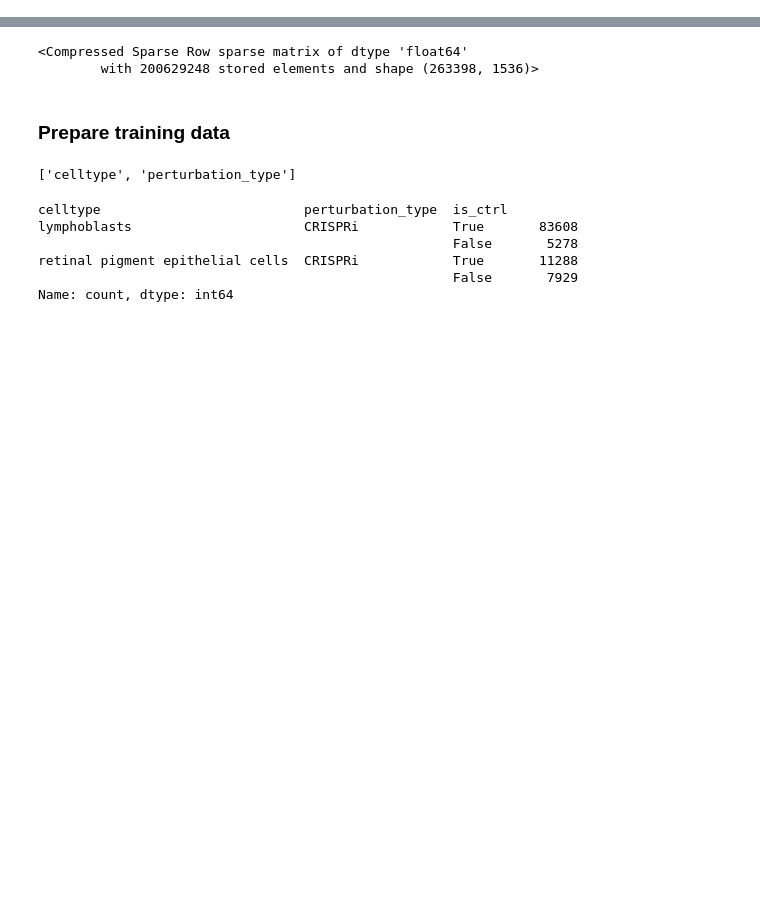
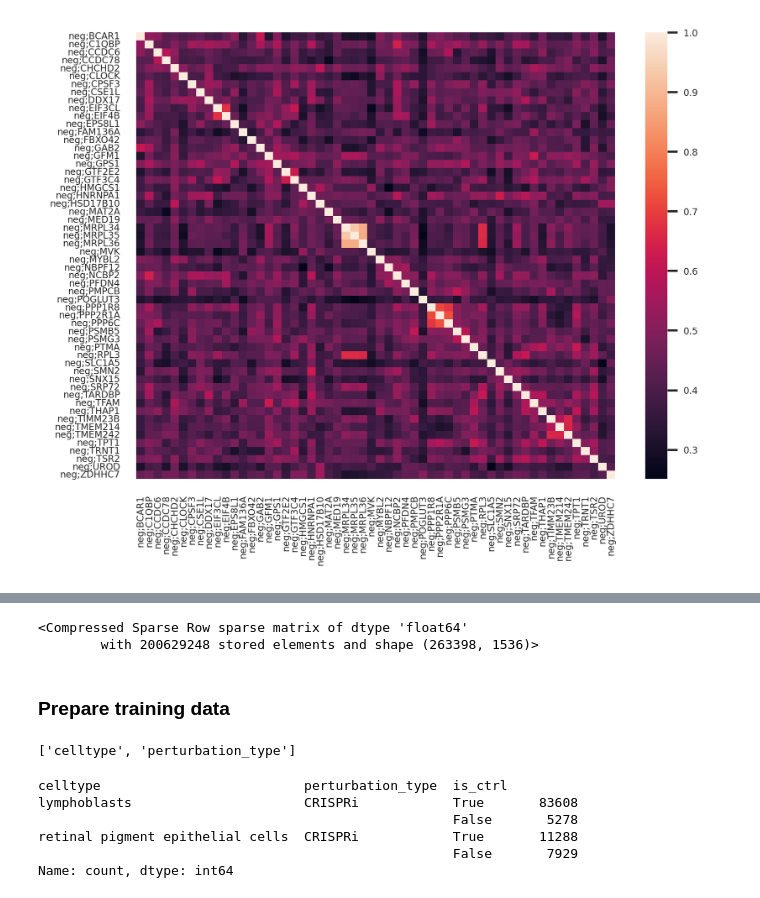
Before and after one commit to GoyalLab/ExPert, a Jupyter notebook: vae/notebooks/GeneEmbeddings.ipynb, the cells around one changed output, grey strips where cells are left out. Saved outputs shown, nothing was run; the diff lists cells and outputs as text; code cells hidden in the pictures; blank space fills up the shorter version.

```diff
--- a/vae/notebooks/GeneEmbeddings.ipynb
+++ b/vae/notebooks/GeneEmbeddings.ipynb
@@ -68,0 +135,12 @@ gene_emb_idx_map.columns = ['emb_idx', 'gene']
+# %%
+from sklearn.metrics.pairwise import cosine_similarity
+
+cos_sim = cosine_similarity(test_emb)
+# %%
+# Check internal correlation
+fig = plt.figure(dpi=300)
+sns.set_theme(font_scale=.5)
+sns.heatmap(cos_sim, xticklabels=test_emb.index, yticklabels=test_emb.index)
+plt.show()
+# %% [output]
+[figure, added]
```
Also changed, not shown: parts of 41 cells of this notebook, 17 other files.
